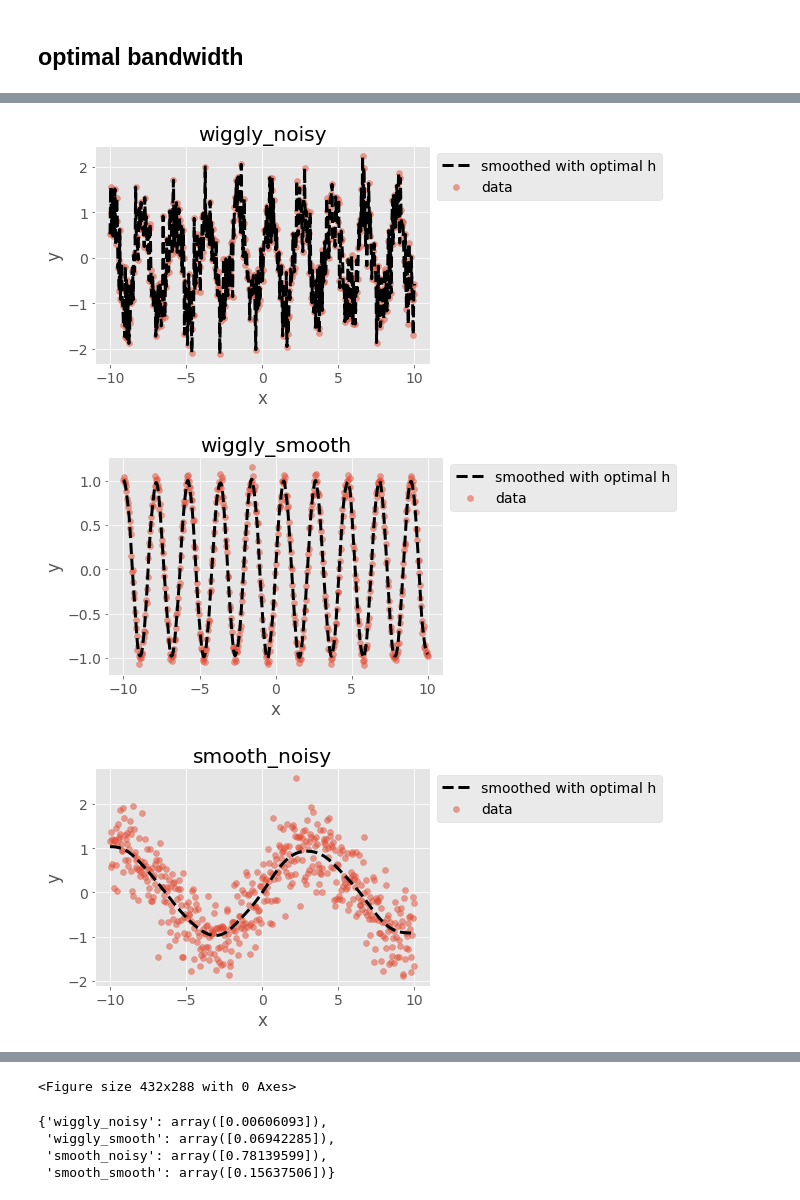
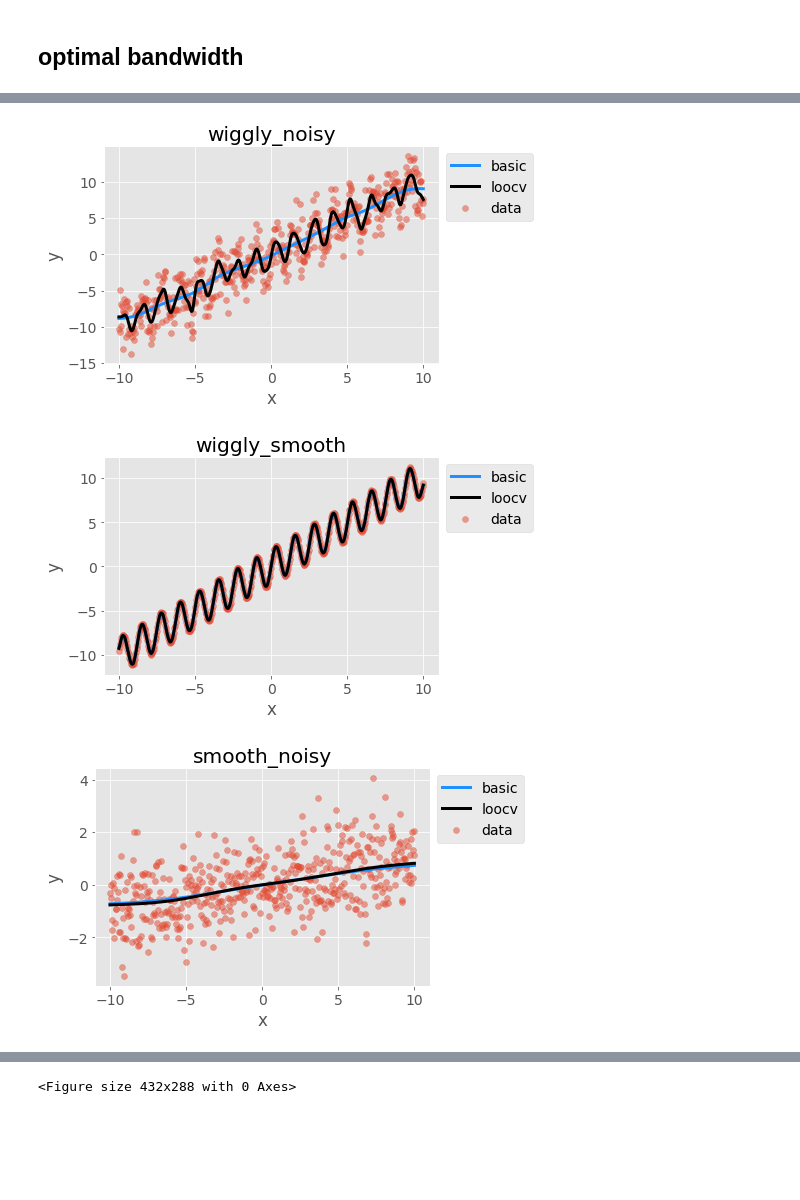
Before and after one commit to JulietteFranque/SDS383D_JF, a Jupyter notebook: exercises-06/notebooks/kernel_smoother.ipynb, the cells around one changed output, grey strips where cells are left out. Drawn from its saved outputs; the diff is of its cells as text; code cells hidden in the pictures; blank space fills up the shorter version.

Commit message:
loocv stuff

```diff
--- a/exercises-06/notebooks/kernel_smoother.ipynb
+++ b/exercises-06/notebooks/kernel_smoother.ipynb
@@ -70,23 +70,25 @@ data = {}
 best_bandwidths = {}
 # %%
 x = np.linspace(-10,10,500).reshape(-1,1)
-data['wiggly_noisy'] = np.sin(3*x) + np.random.normal(0,.5, size=len(x)).reshape(-1,1)
-data['wiggly_smooth'] = np.sin(3*x) + np.random.normal(0,.05, size=len(x)).reshape(-1,1)
-data['smooth_noisy'] = np.sin(.5*x) + np.random.normal(0,.5, size=len(x)).reshape(-1,1)
-data['smooth_smooth'] = np.sin(.5*x) + np.random.normal(0,.05, size=len(x)).reshape(-1,1)
+data['wiggly_noisy'] = 2*np.sin(5*x) + x + np.random.normal(0,2, size=len(x)).reshape(-1,1)
+data['wiggly_smooth'] = 2*np.sin(5*x)+ x + np.random.normal(0,.05, size=len(x)).reshape(-1,1)
+data['smooth_noisy'] = np.sin(.1*x) + np.random.normal(0,1, size=len(x)).reshape(-1,1)
+data['smooth_smooth'] = np.sin(.1*x) + np.random.normal(0,.05, size=len(x)).reshape(-1,1)
 # %%
 for key, items in data.items():
     smoother = kernel_smoother.KernelSmoother(x, items, bandwidth=2)
     smoother.fit(method='basic_validation')
-    best_bandwidths[key] = smoother.bandwidth
-    plt.plot(x_plot, smoother.predict(x_plot), color='black', lw=3, linestyle='--', label='smoothed with optimal h')
+    plt.plot(x_plot, smoother.predict(x_plot), color='dodgerblue', lw=3, label='basic')
+    smoother = kernel_smoother.KernelSmoother(x, items, bandwidth=2)
+    smoother.fit(method='leave_one_out')
+    plt.plot(x_plot, smoother.predict(x_plot), color='black', lw=3, label='loocv')
     plt.scatter(x, items, alpha =.5, label='data')
     plt.title(key)
     plt.legend(bbox_to_anchor=(1,1))
     plt.xlabel('x')
     plt.ylabel('y');
     plt.figure()
 # %% [output]
-[figure, old version]
+[figure, new version]
-[figure, old version]
+[figure, new version]
-[figure, old version]
+[figure, new version]
@@ -94,8 +96 @@ for key, items in data.items():
 <Figure size 432x288 with 0 Axes>
-# %%
-best_bandwidths
-# %% [output]
-{'wiggly_noisy': array([0.00606093]),
- 'wiggly_smooth': array([0.06942285]),
- 'smooth_noisy': array([0.78139599]),
- 'smooth_smooth': array([0.15637506])}
```
Also changed, not shown: parts of 11 cells of this notebook, 1 other file.
